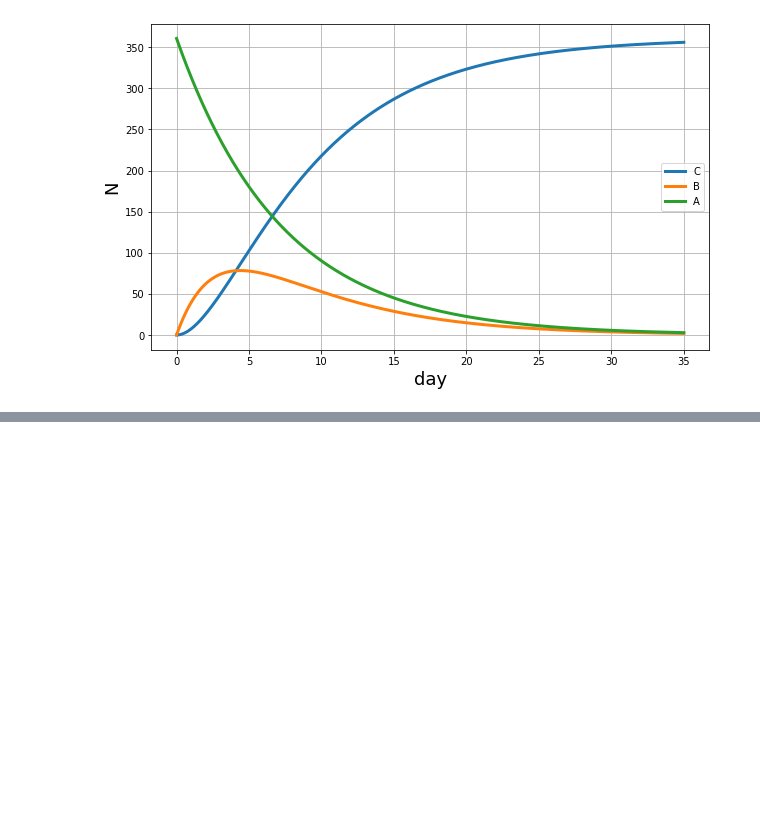
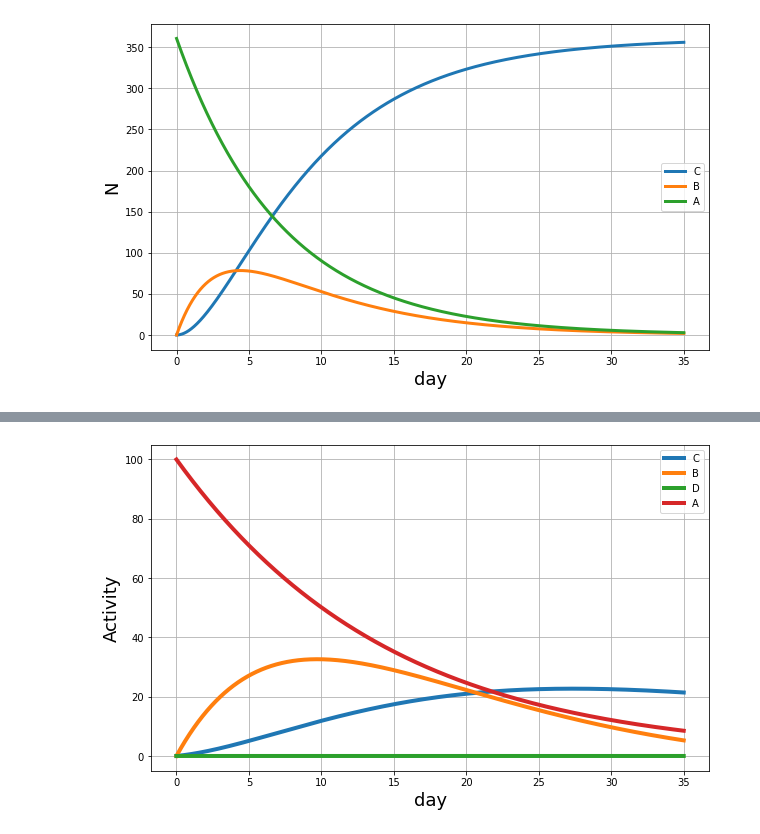
Before and after one commit to alifele/MedicalPhysicsCodes, a Jupyter notebook: Bateman_Equation.ipynb, the cells around one changed output, grey strips where cells are left out. Cells and saved outputs as stored; diff of their text form; code cells hidden in the pictures; blank space fills up the shorter version.

```diff
--- a/Bateman_Equation.ipynb
+++ b/Bateman_Equation.ipynb
@@ -190,0 +205,14 @@ Mybox.plot_N()
+# %%
+Mybox = Radio_Ensemble()
+Mybox.set_lifeTime_unit('day')
+
+Mybox.add_parent([["A",100],["B",0.95,10],["C",0.05,20]])
+Mybox.add_parent([["B",0],["C",0.75,7],["D",0.25,21]])
+Mybox.add_parent([["C",0],["D",1,11]])
+
+
+Mybox.Run(5,'week')
+
+Mybox.plot_A()
+# %% [output]
+[figure, added]
```
Also changed, not shown: parts of 8 cells of this notebook.
